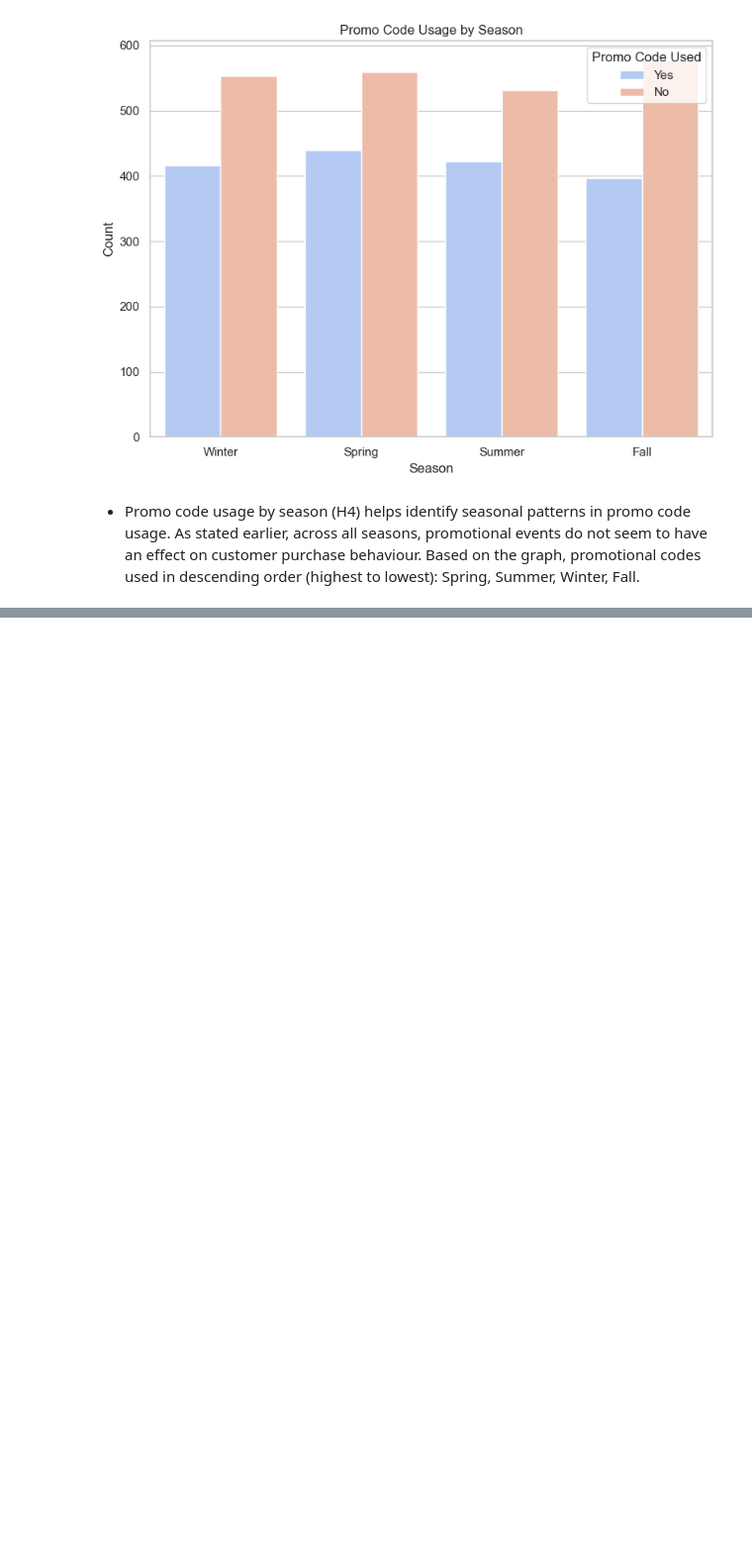
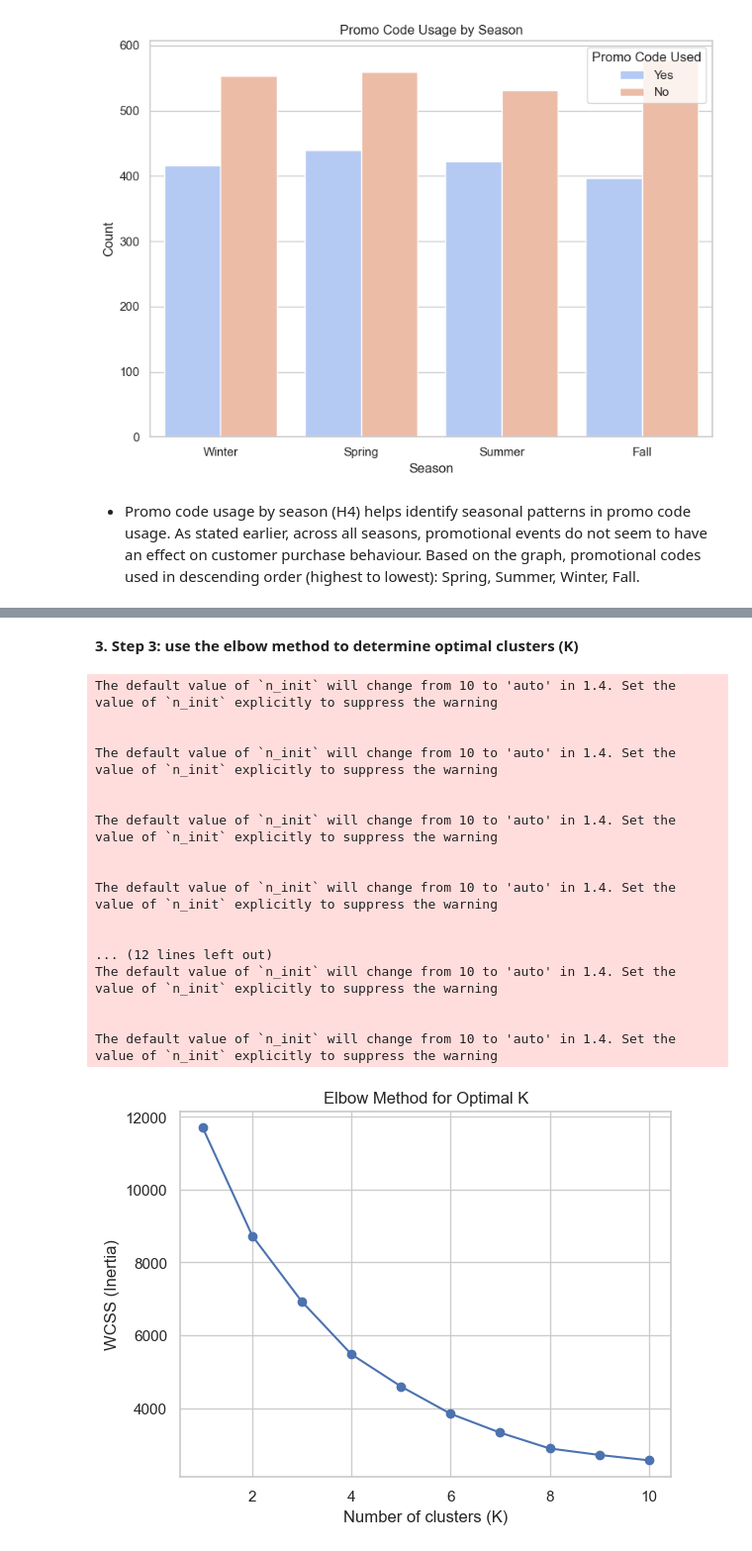
Before and after one commit to CeliaPires/Shopping-Trends, a Jupyter notebook: jupyter_notebooks/02_hypothesis_testing.ipynb, the cells around one changed output, grey strips where cells are left out. Shown at 99% size. Drawn from its saved outputs; the diff is of its cells as text; code cells hidden in the pictures; blank space fills up the shorter version.

```diff
--- a/jupyter_notebooks/02_hypothesis_testing.ipynb
+++ b/jupyter_notebooks/02_hypothesis_testing.ipynb
@@ -391,0 +439,80 @@ plt.show()
+# %%
+# Features for clustering
+features = ['age', 'purchase_amount_(usd)', 'review_rating']
+# Extract the features from df_cleaned DataFrame and store it in variable X
+X = df_cleaned[features]
+
+# Standardise the features
+scaler = StandardScaler()
+
+X_scaled = scaler.fit_transform(X)
+# This line standardises the features stored in the variable X using the
+# StandardScaler stored in the variable scaler.
+# It calculates the mean and standard deviation for each feature (e.g. age,
+# purchase amount, review rating). Then, transforms each feature to have
+# a mean of 0 and a standard deviation of 1.
+# %% [markdown]
+**3. Step 3: use the elbow method to determine optimal clusters (K)**
+# %%
+wcss = []
+# Creates an empty list to store the WCSS (Within-Cluster Sum of Squares) for
+# each value of K.
+
+K_range = range(1, 11)
+# Defines a range of cluster numbers to test from 1 to 10 and stores in the variable
+# K_range.
+# These are the K values that will be evaluated in the elbow method.
+
+for k in K_range:
+# starts a loop that iterates over each value of k (number of clusters).
+
+    kmeans = KMeans(n_clusters=k, random_state=42)
+# for each k, it creates a new KMeans model with that number of clusters.
+# random_state=42 ensures reproducibility, the same random initialization
+# every time the code is run.
+
+    kmeans.fit(X_scaled)
+# Fits the KMeans model to the standardised dataset (X_scaled).
+# The model assigns each data point to a cluster and computes the cluster centers.
+
+    wcss.append(kmeans.inertia_)
+# kmeans.inertia_ is the WCSS for the current number of clusters k.
+# This value is appended to the wcss list for later plotting.
+
+plt.plot(K_range, wcss, marker='o')
+# Plots K_range on the x-axis and the corresponding WCSS values on the y-axis.
+# marker='o' adds dots at each data point for clarity.
+
+plt.title('Elbow Method for Optimal K')
+# Adds a title to the plot.
+
+plt.xlabel('Number of clusters (K)')
+# Labels the x-axis as “Number of clusters (K)”.
+
+plt.ylabel('WCSS (Inertia)')
+# Labels the y-axis as “WCSS (Inertia)”.
+
+plt.grid(True)
+# Adds a grid to the plot to make it easier to read.
+
+plt.show()
+# Displays the plot.
+# %% [output]
+The default value of `n_init` will change from 10 to 'auto' in 1.4. Set the value of `n_init` explicitly to suppress the warning
+
+
+The default value of `n_init` will change from 10 to 'auto' in 1.4. Set the value of `n_init` explicitly to suppress the warning
+
+
+The default value of `n_init` will change from 10 to 'auto' in 1.4. Set the value of `n_init` explicitly to suppress the warning
+
+
+The default value of `n_init` will change from 10 to 'auto' in 1.4. Set the value of `n_init` explicitly to suppress the warning
+
+
+... (12 lines left out)
+The default value of `n_init` will change from 10 to 'auto' in 1.4. Set the value of `n_init` explicitly to suppress the warning
+
+
+The default value of `n_init` will change from 10 to 'auto' in 1.4. Set the value of `n_init` explicitly to suppress the warning
+[figure, added]
```
Also changed, not shown: parts of 15 cells of this notebook, 1 other file.
